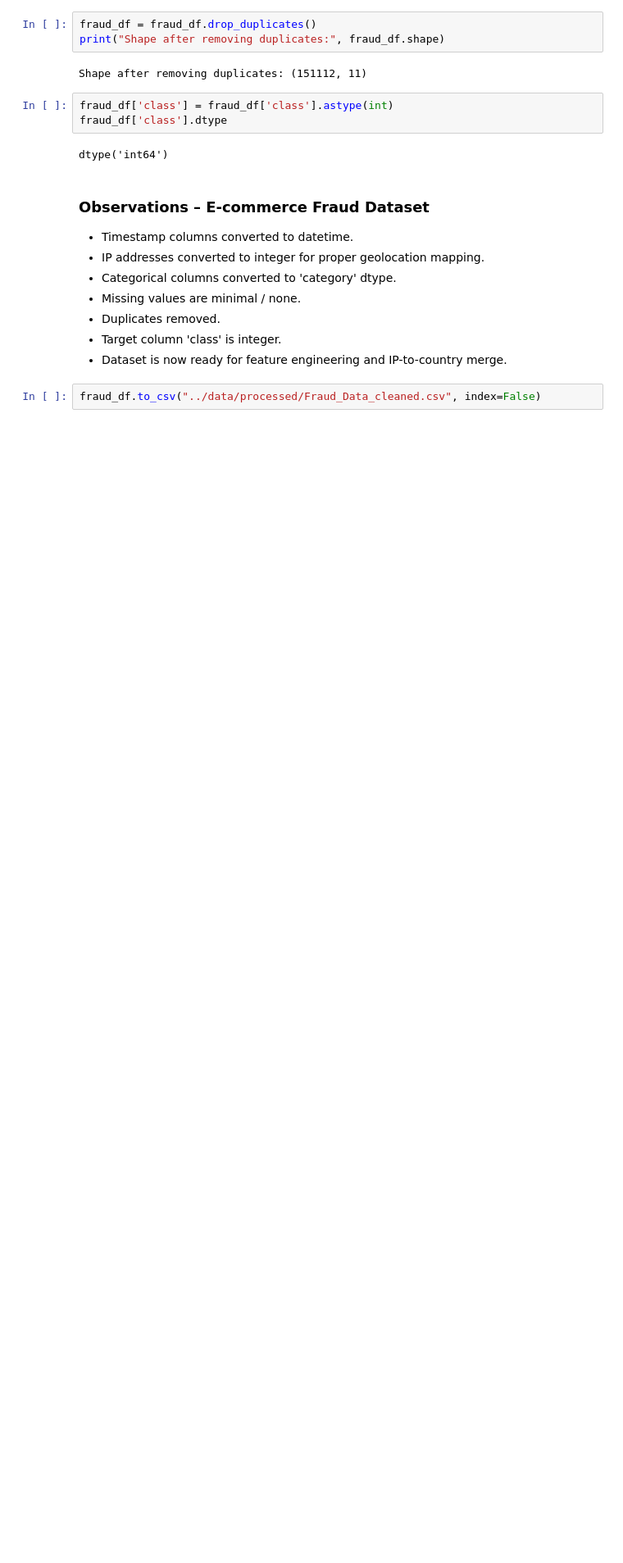
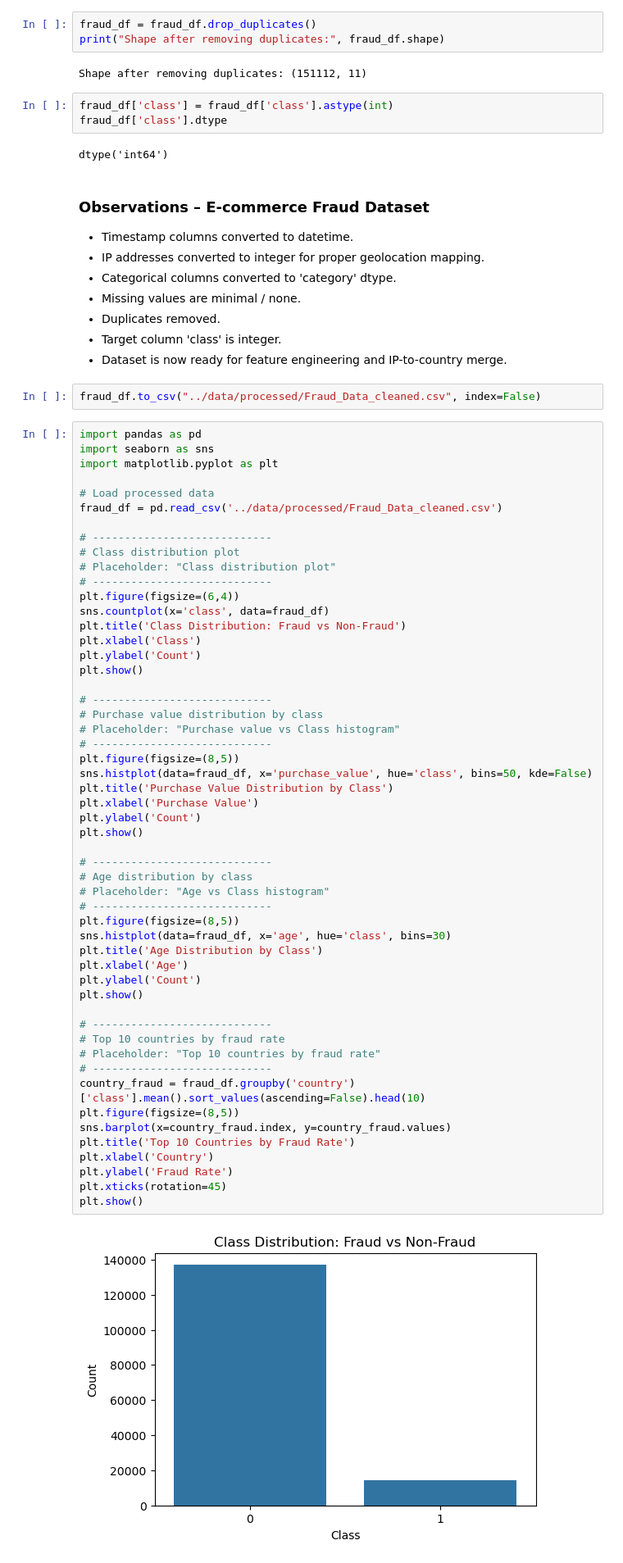
Before and after one commit to Ebenezer777/Fraud-Detection, a Jupyter notebook: notebooks/eda-fraud-data.ipynb, the cells around one changed output. Shown at 82% size. Saved outputs shown, nothing was run; the diff lists cells and outputs as text; blank space fills up the shorter version.

```diff
--- a/notebooks/eda-fraud-data.ipynb
+++ b/notebooks/eda-fraud-data.ipynb
@@ -196,3 +196,58 @@ dtype('int64')
 - Dataset is now ready for feature engineering and IP-to-country merge.
 # %%
 fraud_df.to_csv("../data/processed/Fraud_Data_cleaned.csv", index=False)
+# %%
+import pandas as pd
+import seaborn as sns
+import matplotlib.pyplot as plt
+
+# Load processed data
+fraud_df = pd.read_csv('../data/processed/Fraud_Data_cleaned.csv')
+
+# ----------------------------
+# Class distribution plot
+# Placeholder: "Class distribution plot"
+# ----------------------------
+plt.figure(figsize=(6,4))
+sns.countplot(x='class', data=fraud_df)
+plt.title('Class Distribution: Fraud vs Non-Fraud')
+plt.xlabel('Class')
+plt.ylabel('Count')
+plt.show()
+
+# ----------------------------
+# Purchase value distribution by class
+# Placeholder: "Purchase value vs Class histogram"
+# ----------------------------
+plt.figure(figsize=(8,5))
+sns.histplot(data=fraud_df, x='purchase_value', hue='class', bins=50, kde=False)
+plt.title('Purchase Value Distribution by Class')
+plt.xlabel('Purchase Value')
+plt.ylabel('Count')
+plt.show()
+
+# ----------------------------
+# Age distribution by class
+# Placeholder: "Age vs Class histogram"
+# ----------------------------
+plt.figure(figsize=(8,5))
+sns.histplot(data=fraud_df, x='age', hue='class', bins=30)
+plt.title('Age Distribution by Class')
+plt.xlabel('Age')
+plt.ylabel('Count')
+plt.show()
+
+# ----------------------------
+# Top 10 countries by fraud rate
+# Placeholder: "Top 10 countries by fraud rate"
+# ----------------------------
+country_fraud = fraud_df.groupby('country')['class'].mean().sort_values(ascending=False).head(10)
+plt.figure(figsize=(8,5))
+sns.barplot(x=country_fraud.index, y=country_fraud.values)
+plt.title('Top 10 Countries by Fraud Rate')
+plt.xlabel('Country')
+plt.ylabel('Fraud Rate')
+plt.xticks(rotation=45)
+plt.show()
+# %% [output]
+[figure, added]
```
Also changed, not shown: parts of 1 cell of this notebook, 2 other files.
